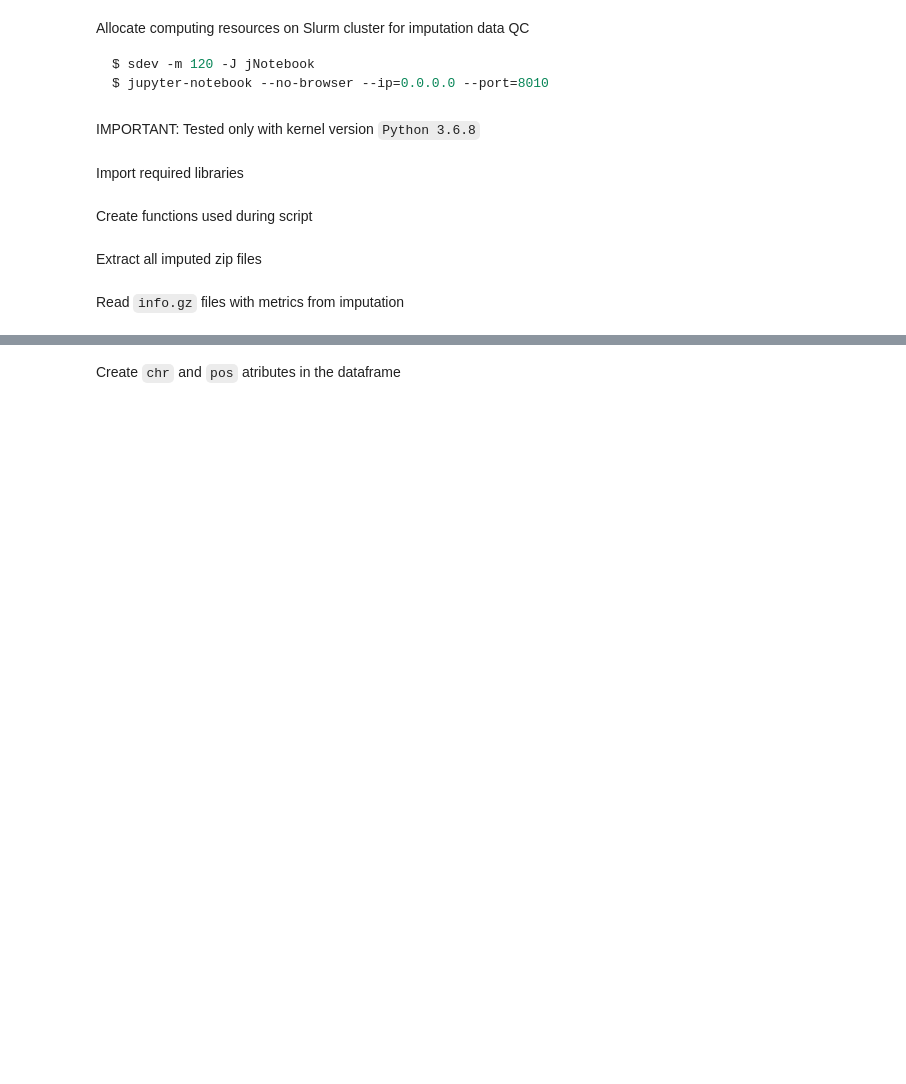
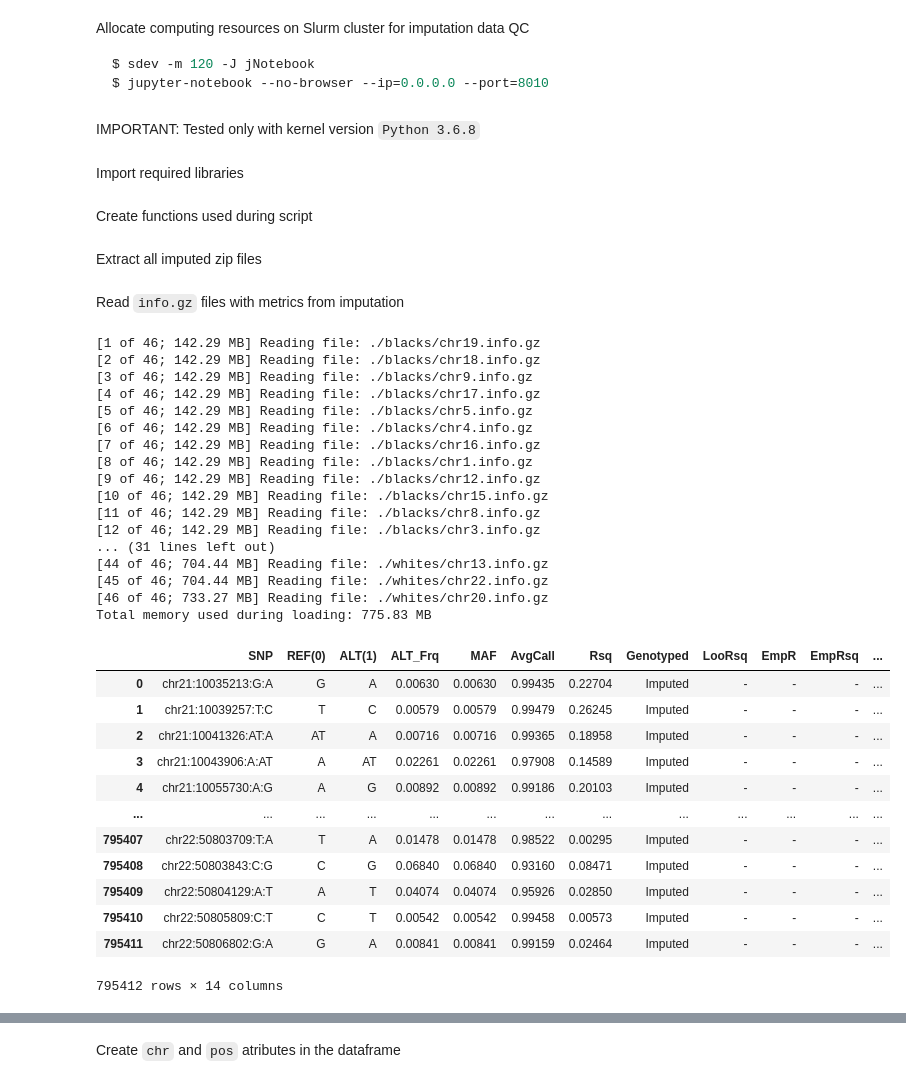
Before and after one commit to rodrigoguarischi/sea, a Jupyter notebook: imputed_data_qc.ipynb, the cells around one changed output, grey strips where cells are left out. Cells and saved outputs as stored; diff of their text form; code cells hidden in the pictures; blank space fills up the shorter version.

Commit message:
Getting number of imputed variants

```diff
--- a/imputed_data_qc.ipynb
+++ b/imputed_data_qc.ipynb
@@ -183,3 +183,79 @@ for imputation_zip_file in glob.glob( "./imputed_genotypes/*/*/*.zip"):
     )
 # %% [markdown]
 Read <code>info.gz</code> files with metrics from imputation
+# %%
+import pandas as pd
+import matplotlib.pyplot as plt
+import matplotlib.ticker as tkr
+import seaborn as sns
+import numpy as np
+import os, glob, psutil
+from zipfile import ZipFile
+import subprocess
+import dotenv
+import re
+
+os.chdir("/labs/tassimes/rodrigoguarischi/projects/sea/imputed_data/topmed/")
+
+li = []
+n_file = 0
+
+file_list = glob.glob( "./**/*.info.gz", recursive = True )
+
+# Read all info.gz files printing memory stats during loading
+for current_info_file in file_list:
+    n_file += 1
+    memory_used = psutil.Process(os.getpid()).memory_info().rss / 1024 ** 2;
+    print( "[{0} of {1}; {2:,.2f} MB] Reading file: {3}".format(n_file, len(file_list), memory_used, current_info_file ) )
+    file_info = current_info_file.split( sep = "/" )
+    current_race = file_info[1]
+    file_name = file_info[2]
+    current_imputation_info = pd.read_table( current_info_file )
+    info_snps_above_005 = current_imputation_info[ current_imputation_info["MAF"] >= 0.005 ]
+    info_snps_above_005 = info_snps_above_005.assign( race=current_race )
+    # Delete info table to save memory
+    del current_imputation_info
+    li.append( info_snps_above_005 )
+
+# Concatenate everything on pandas dataframe named imputation_info
+imputation_info = pd.concat(li, axis=0, ignore_index=True)
+
+# Delete li to save memory
+del li
+
+# Print memory status
+memory_used = psutil.Process(os.getpid()).memory_info().rss / 1024 ** 2;
+print( "Total memory used during loading: {0:,.2f} MB".format(memory_used) )
+
+imputation_info
+# %% [output]
+[1 of 46; 142.29 MB] Reading file: ./blacks/chr19.info.gz
+[2 of 46; 142.29 MB] Reading file: ./blacks/chr18.info.gz
+[3 of 46; 142.29 MB] Reading file: ./blacks/chr9.info.gz
+[4 of 46; 142.29 MB] Reading file: ./blacks/chr17.info.gz
+[5 of 46; 142.29 MB] Reading file: ./blacks/chr5.info.gz
+[6 of 46; 142.29 MB] Reading file: ./blacks/chr4.info.gz
+[7 of 46; 142.29 MB] Reading file: ./blacks/chr16.info.gz
+[8 of 46; 142.29 MB] Reading file: ./blacks/chr1.info.gz
+[9 of 46; 142.29 MB] Reading file: ./blacks/chr12.info.gz
+[10 of 46; 142.29 MB] Reading file: ./blacks/chr15.info.gz
+[11 of 46; 142.29 MB] Reading file: ./blacks/chr8.info.gz
+[12 of 46; 142.29 MB] Reading file: ./blacks/chr3.info.gz
+... (31 lines left out)
+[44 of 46; 704.44 MB] Reading file: ./whites/chr13.info.gz
+[45 of 46; 704.44 MB] Reading file: ./whites/chr22.info.gz
+[46 of 46; 733.27 MB] Reading file: ./whites/chr20.info.gz
+Total memory used during loading: 775.83 MB
+|  | SNP | REF(0) | ALT(1) | ALT_Frq | MAF | AvgCall | Rsq | Genotyped | LooRsq | EmpR | EmpRsq | ... |
+| 0 | chr21:10035213:G:A | G | A | 0.00630 | 0.00630 | 0.99435 | 0.22704 | Imputed | - | - | - | ... |
+| 1 | chr21:10039257:T:C | T | C | 0.00579 | 0.00579 | 0.99479 | 0.26245 | Imputed | - | - | - | ... |
+| 2 | chr21:10041326:AT:A | AT | A | 0.00716 | 0.00716 | 0.99365 | 0.18958 | Imputed | - | - | - | ... |
+| 3 | chr21:10043906:A:AT | A | AT | 0.02261 | 0.02261 | 0.97908 | 0.14589 | Imputed | - | - | - | ... |
+| 4 | chr21:10055730:A:G | A | G | 0.00892 | 0.00892 | 0.99186 | 0.20103 | Imputed | - | - | - | ... |
+| ... | ... | ... | ... | ... | ... | ... | ... | ... | ... | ... | ... | ... |
+| 795407 | chr22:50803709:T:A | T | A | 0.01478 | 0.01478 | 0.98522 | 0.00295 | Imputed | - | - | - | ... |
+| 795408 | chr22:50803843:C:G | C | G | 0.06840 | 0.06840 | 0.93160 | 0.08471 | Imputed | - | - | - | ... |
+| 795409 | chr22:50804129:A:T | A | T | 0.04074 | 0.04074 | 0.95926 | 0.02850 | Imputed | - | - | - | ... |
+| 795410 | chr22:50805809:C:T | C | T | 0.00542 | 0.00542 | 0.99458 | 0.00573 | Imputed | - | - | - | ... |
+| 795411 | chr22:50806802:G:A | G | A | 0.00841 | 0.00841 | 0.99159 | 0.02464 | Imputed | - | - | - | ... |
+795412 rows × 14 columns
```
Also changed, not shown: parts of 7 cells of this notebook, 1 other file.
